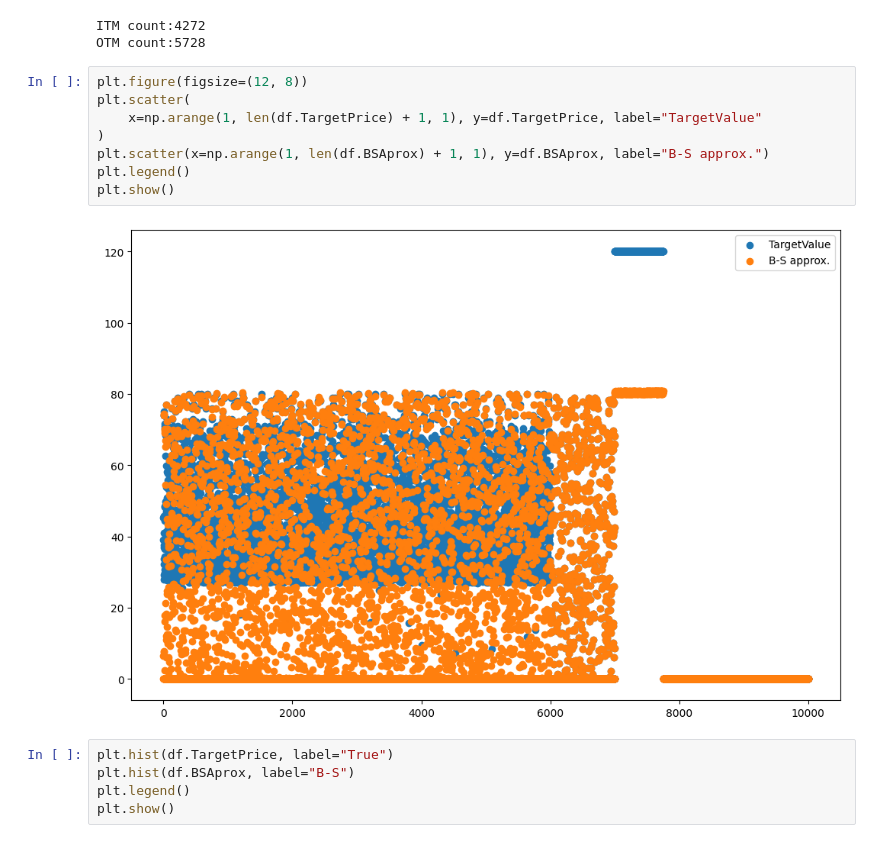
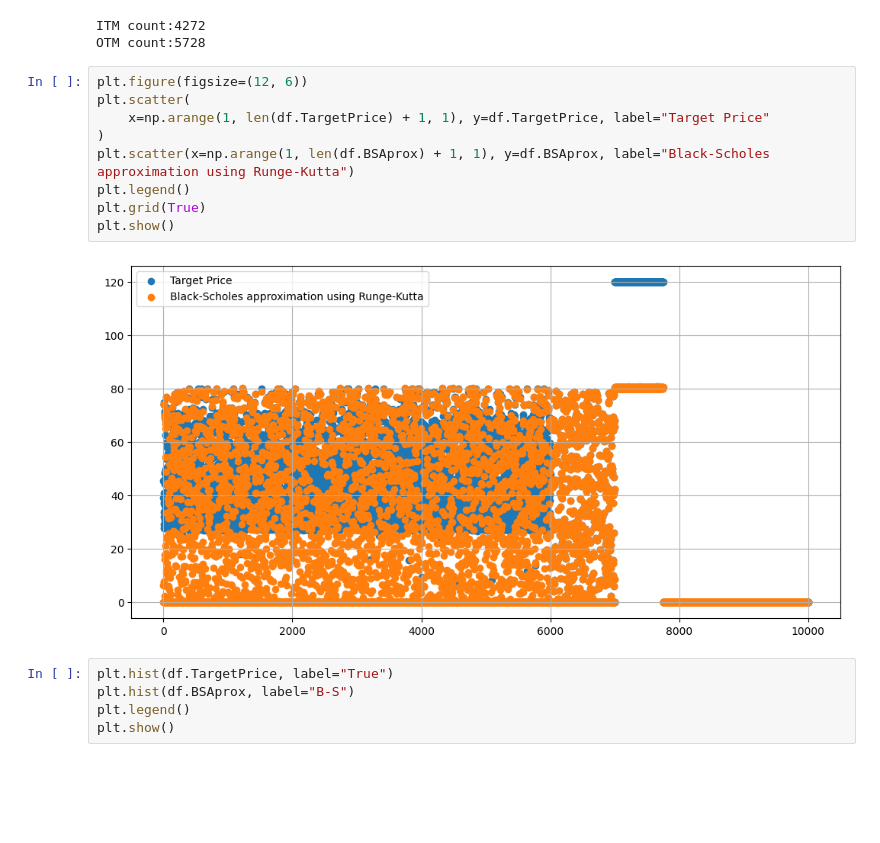
Before and after one commit to Strongich/Bachelor-Thesis, a Jupyter notebook: src/american_put.ipynb, the cells around one changed output. Cells and saved outputs as stored; diff of their text form; blank space fills up the shorter version.

Commit message:
fixed few plots for different data

```diff
--- a/src/american_put.ipynb
+++ b/src/american_put.ipynb
@@ -84,15 +101,16 @@ print(f"OTM count:{np.sum(df.UnderlyingPrice >= K)}")
 ITM count:4272
 OTM count:5728
 # %%
-plt.figure(figsize=(12, 8))
+plt.figure(figsize=(12, 6))
 plt.scatter(
-    x=np.arange(1, len(df.TargetPrice) + 1, 1), y=df.TargetPrice, label="TargetValue"
+    x=np.arange(1, len(df.TargetPrice) + 1, 1), y=df.TargetPrice, label="Target Price"
 )
-plt.scatter(x=np.arange(1, len(df.BSAprox) + 1, 1), y=df.BSAprox, label="B-S approx.")
+plt.scatter(x=np.arange(1, len(df.BSAprox) + 1, 1), y=df.BSAprox, label="Black-Scholes approximation using Runge-Kutta")
 plt.legend()
+plt.grid(True)
 plt.show()
 # %% [output]
-[figure, old version]
+[figure, new version]
 # %%
 plt.hist(df.TargetPrice, label="True")
 plt.hist(df.BSAprox, label="B-S")
```
Also changed, not shown: parts of 2 cells of this notebook.
